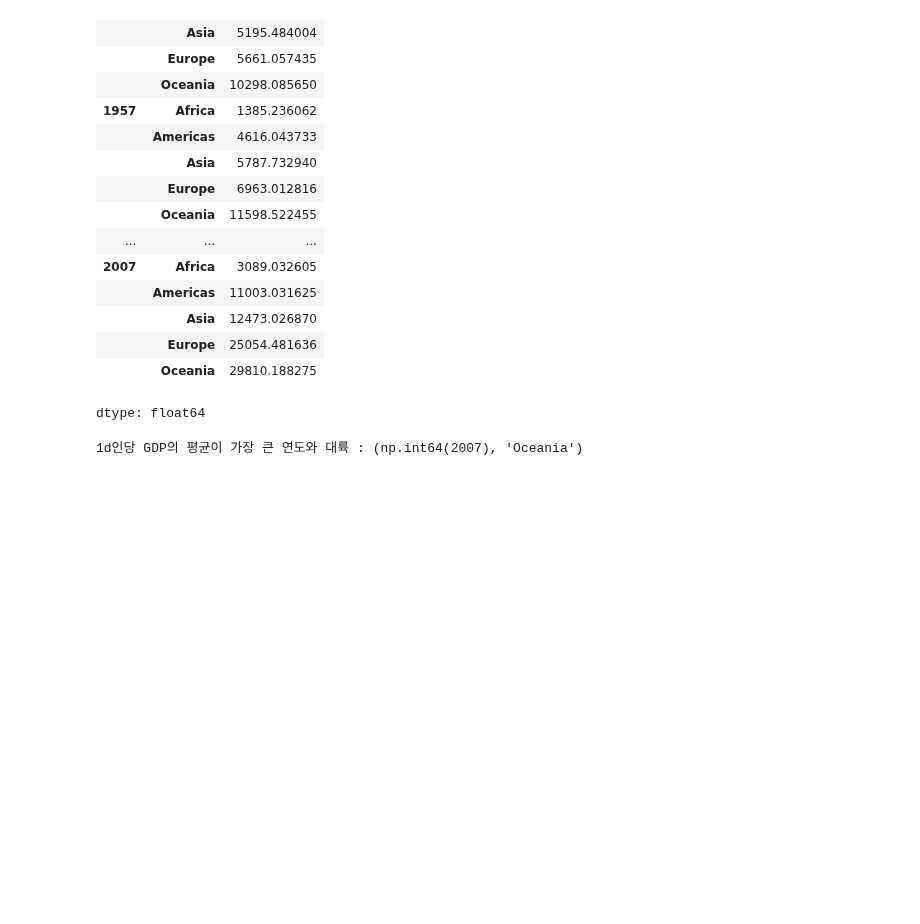
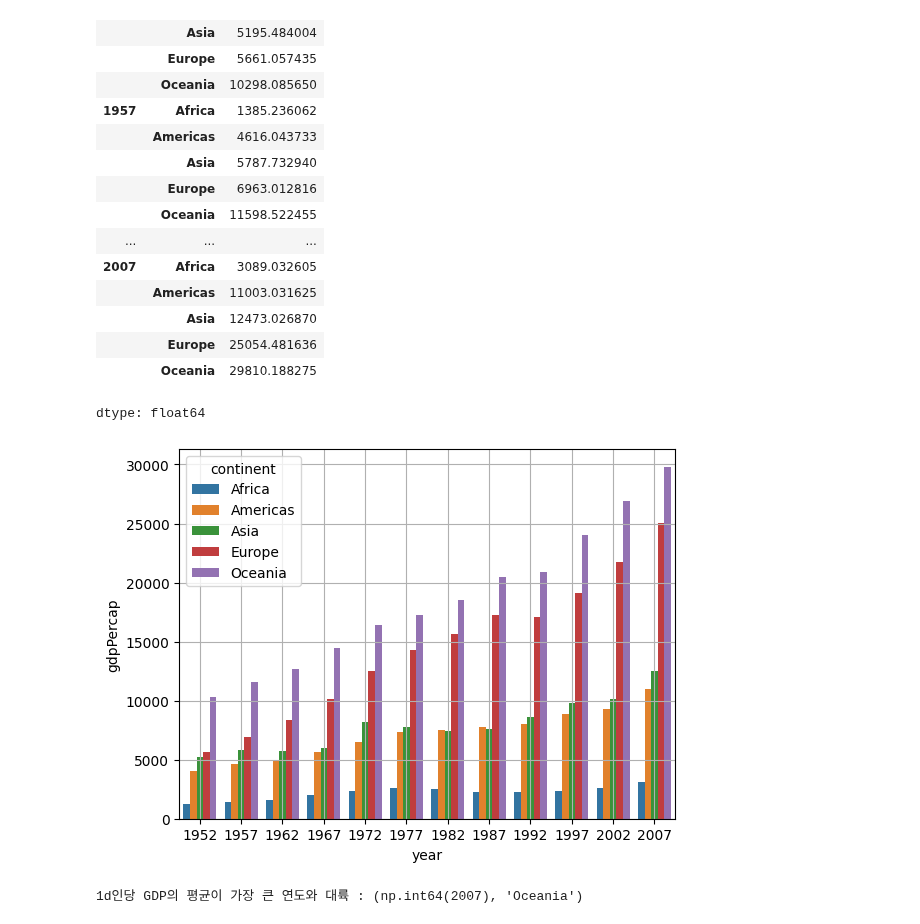
Before and after one commit to Sjleerodls/Data_Analysis, a Jupyter notebook: lab_da/da08_gapminder.ipynb, the cells around one changed output. Saved outputs shown, nothing was run; the diff lists cells and outputs as text; code cells hidden in the pictures; blank space fills up the shorter version.

```diff
--- a/lab_da/da08_gapminder.ipynb
+++ b/lab_da/da08_gapminder.ipynb
@@ -350,6 +378,17 @@ gdp_mean
 |  | Europe | 25054.481636 |
 |  | Oceania | 29810.188275 |
 dtype: float64
+# %%
+# 데이터 프레임 변환
+gdp_df = gdp_mean.reset_index()
+
+# line plot
+sns.barplot(data=gdp_df, x='year', y='gdpPercap', hue='continent')
+
+plt.grid()
+plt.show()
+# %% [output]
+[figure, added]
 # %%
 #1인당 GDP의 평균이 가장 큰 연도와 대륙은 어디인가요?
 gdp_mean = gp_df.groupby(['year', 'continent']).gdpPercap.mean()
```
Also changed, not shown: parts of 5 cells of this notebook.
